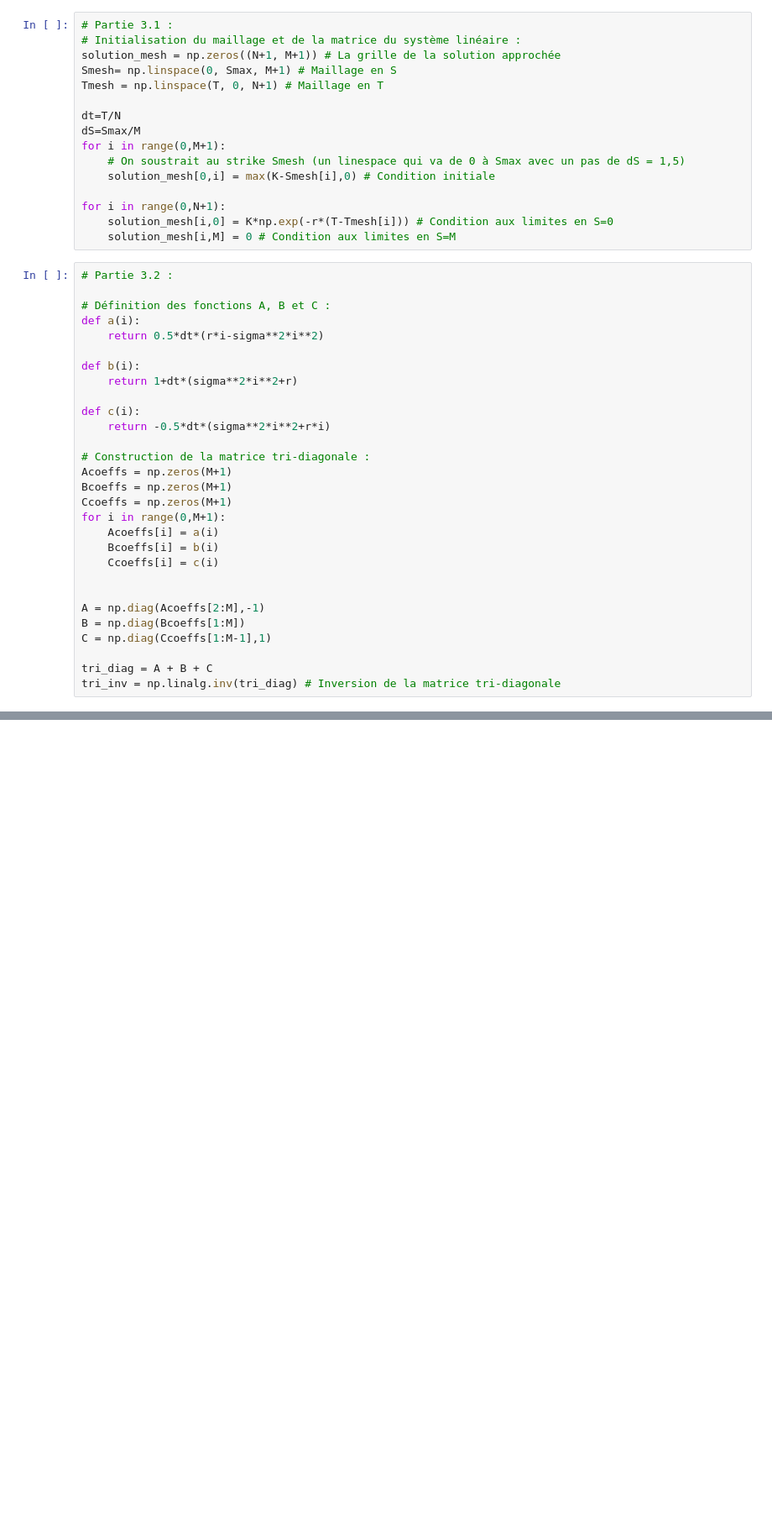
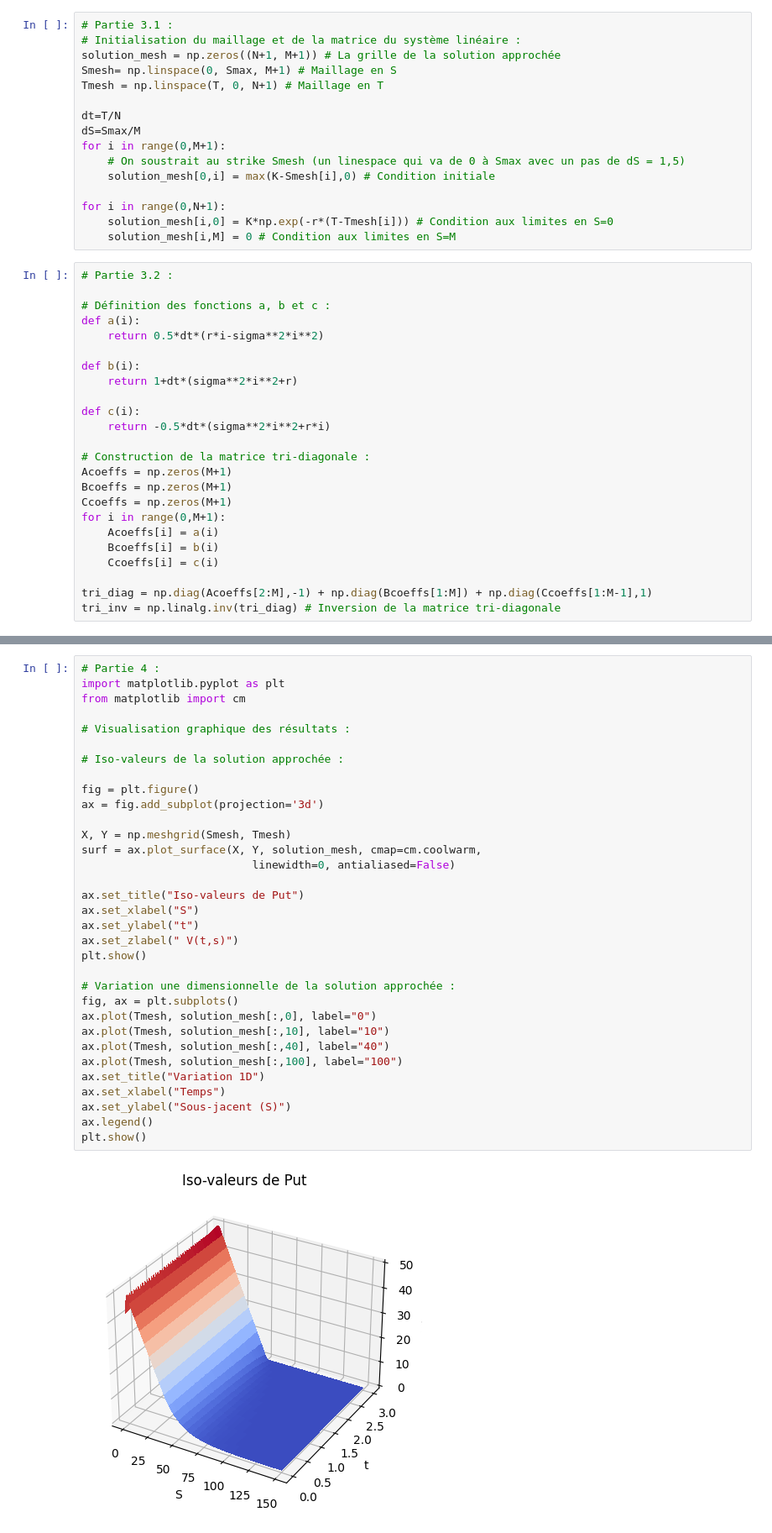
Before and after one commit to QuentinDstl/schema_differences_finies_opt_us, a Jupyter notebook: americanPut.ipynb, the cells around one changed output, grey strips where cells are left out. Shown at 84% size. Drawn from its saved outputs; the diff is of its cells as text; blank space fills up the shorter version.

```diff
--- a/americanPut.ipynb
+++ b/americanPut.ipynb
@@ -37,7 +37,7 @@ for i in range(0,N+1):
 # %%
 # Partie 3.2 :
 
-# Définition des fonctions A, B et C :
+# Définition des fonctions a, b et c :
 def a(i):
     return 0.5*dt*(r*i-sigma**2*i**2)
 
@@ -56,12 +56,7 @@ for i in range(0,M+1):
     Bcoeffs[i] = b(i)
     Ccoeffs[i] = c(i)
 
-
-A = np.diag(Acoeffs[2:M],-1)
-B = np.diag(Bcoeffs[1:M])
-C = np.diag(Ccoeffs[1:M-1],1)
-
-tri_diag = A + B + C
+tri_diag = np.diag(Acoeffs[2:M],-1) + np.diag(Bcoeffs[1:M]) + np.diag(Ccoeffs[1:M-1],1)
 tri_inv = np.linalg.inv(tri_diag) # Inversion de la matrice tri-diagonale
 # %%
 # Partie 3.3 :
@@ -119,0 +93,35 @@ for p in range(0,N):
+# %%
+# Partie 4 :
+import matplotlib.pyplot as plt
+from matplotlib import cm
+
+# Visualisation graphique des résultats :
+
+# Iso-valeurs de la solution approchée :
+
+fig = plt.figure()
+ax = fig.add_subplot(projection='3d')
+
+X, Y = np.meshgrid(Smesh, Tmesh)
+surf = ax.plot_surface(X, Y, solution_mesh, cmap=cm.coolwarm,
+                          linewidth=0, antialiased=False)
+
+ax.set_title("Iso-valeurs de Put")
+ax.set_xlabel("S")
+ax.set_ylabel("t")
+ax.set_zlabel(" V(t,s)")
+plt.show()
+
+# Variation une dimensionnelle de la solution approchée :
+fig, ax = plt.subplots()
+ax.plot(Tmesh, solution_mesh[:,0], label="0")
+ax.plot(Tmesh, solution_mesh[:,10], label="10")
+ax.plot(Tmesh, solution_mesh[:,40], label="40")
+ax.plot(Tmesh, solution_mesh[:,100], label="100")
+ax.set_title("Variation 1D")
+ax.set_xlabel("Temps")
+ax.set_ylabel("Sous-jacent (S)")
+ax.legend()
+plt.show()
+# %% [output]
+[figure, added]
```
Also changed, not shown: parts of 3 cells of this notebook.
